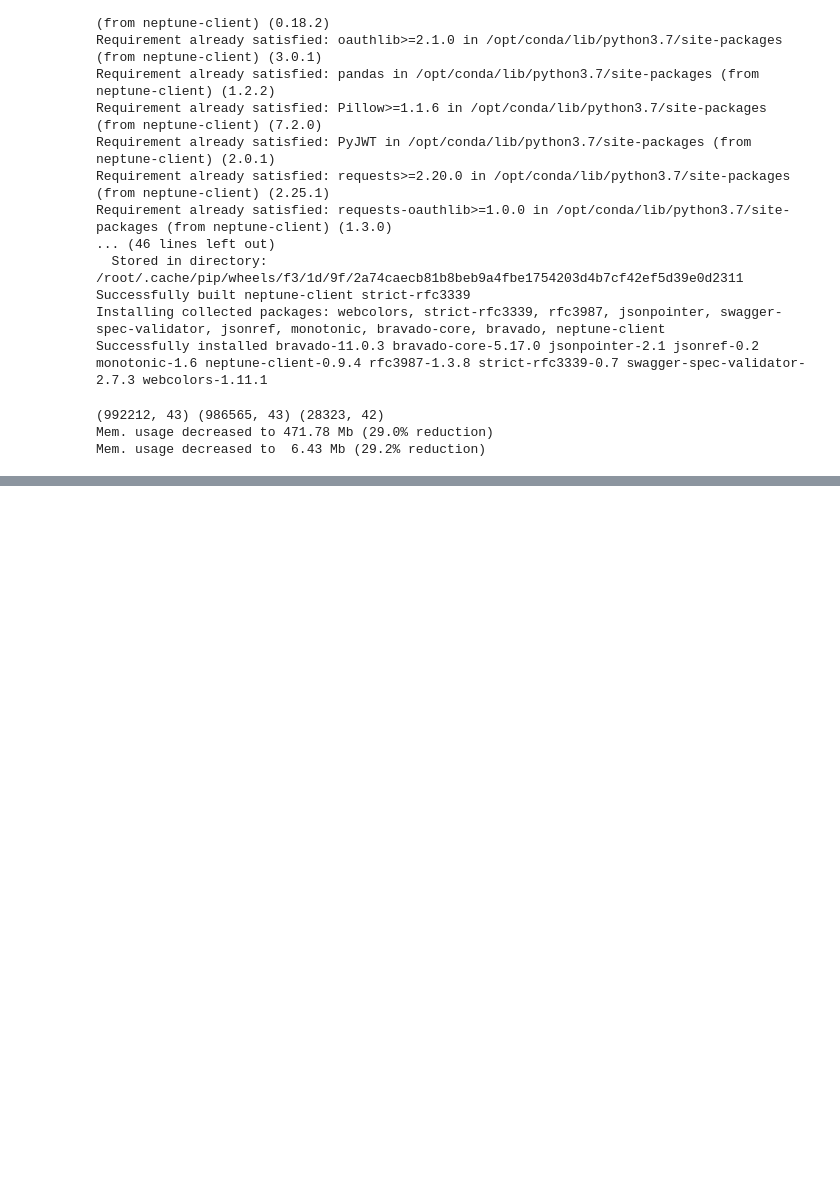
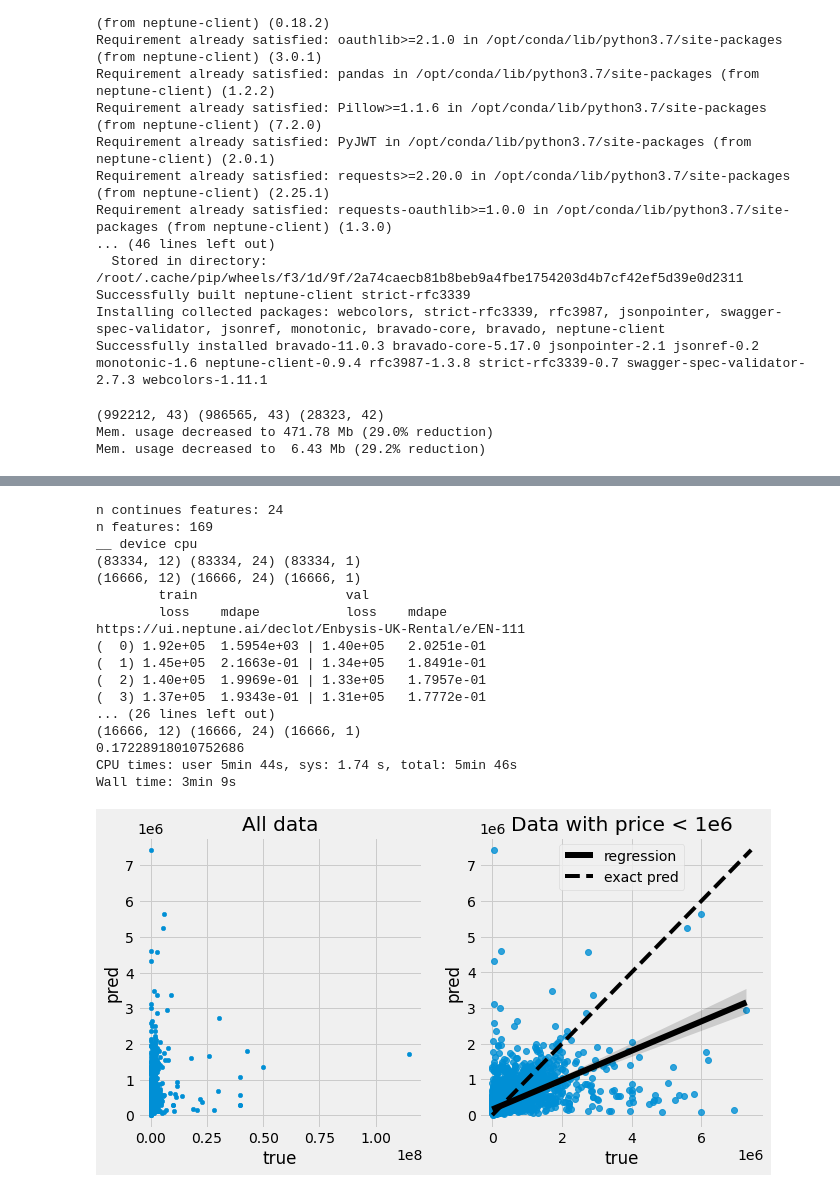
Before and after one commit to deClot/Enbysis_UK_Rental, a Jupyter notebook: 3-nn-embedding.ipynb, the cells around one changed output, grey strips where cells are left out. Saved outputs shown, nothing was run; the diff lists cells and outputs as text; code cells hidden in the pictures; blank space fills up the shorter version.

```diff
--- a/3-nn-embedding.ipynb
+++ b/3-nn-embedding.ipynb
@@ -35,6 +35,8 @@ import neptune.new as neptune
 from sklearn.model_selection import TimeSeriesSplit
 from sklearn.metrics import mean_absolute_percentage_error
 from sklearn.preprocessing import LabelEncoder, StandardScaler
+from sklearn.impute import SimpleImputer
+
 
 import torch
 import torch.nn as nn
@@ -43,9 +45,9 @@ import torch.optim as optim
 from torch.utils.data import TensorDataset
 from torch.utils.data import Dataset, DataLoader
 
-# NEPTUNE_API_TOKEN = os.environ["NEPTUNE_API_TOKEN"]
-import pickle
-NEPTUNE_API_TOKEN = pickle.load(open('../input/tokens/neptune_token.pkl', 'rb'))
+NEPTUNE_API_TOKEN = os.environ["NEPTUNE_API_TOKEN"]
+# import pickle
+# NEPTUNE_API_TOKEN = pickle.load(open('../input/tokens/neptune_token.pkl', 'rb'))
 plt.style.use('fivethirtyeight')
 warnings.filterwarnings("ignore")
 
@@ -235,13 +241,13 @@ class EmbeddingNNModel(nn.Module):
                                          for categories,size in embedding_sizes])
         n_emb = sum(e.embedding_dim for e in self.embeddings) #length of all embeddings combined
         self.n_emb, self.n_cont = n_emb, n_cont
-        self.emb_drop = nn.Dropout(0.3)
+        # self.emb_drop = nn.Dropout(0.3)
 
         self.bn1 = nn.BatchNorm1d(self.n_cont)
 
         self.lin1 = nn.Linear(self.n_emb + self.n_cont, 256)
-        self.drops = nn.Dropout(0.3)
-        self.bn2 = nn.BatchNorm1d(256)
+        # self.drops = nn.Dropout(0.3)
+        # self.bn2 = nn.BatchNorm1d(256)
 
         self.lin2 = nn.Linear(256, 64)
         self.bn3 = nn.BatchNorm1d(64)
@@ -341,7 +347,7 @@ def train_loop(model, train_dl, valid_dl, params_neptune,
     if flag_neptune:
         run = neptune.init(project='declot/Enbysis-UK-Rental',
                             api_token=NEPTUNE_API_TOKEN,
-                            source_files=['3_NN_embedding.ipynb', 'requirements.txt'])
+                            source_files=['3_nn_embedding.ipynb', 'requirements.txt'])
         run['parameters'] = params_neptune
         run["sys/tags"].add(['NN embed', 'NN'])
         run['model'] = model
@@ -364,7 +370,8 @@ def train_loop(model, train_dl, valid_dl, params_neptune,
                 run['val/mdape'] = np.min(val_mdapes)
                 run['cv/mdape_iter'] = np.argmin(val_mdapes) + 1
 
-    preds, fig = get_prediction(val, model,valid_dl.dl.dataset.embedding_col_names, True)
+    if flag_val:
+        preds, fig = get_prediction(val, model,valid_dl.dl.dataset.embedding_col_names, True)
     if flag_neptune:
         run['pred_true'].upload(fig)
         run['val/mdape'] = mdape(val.price.values, preds)
@@ -648,0 +747,43 @@ train.price.describe(), train.price.quantile(0.99)/1e5
+# %%
+%%time
+input_size = train.shape[1] - len(emb_info['embedded_col_names']) - 1 # price
+print('n continues features:', input_size)
+
+params_neptune = dict(loss_function = 'MAE',
+                      iterations = 30,
+                      batch_size = 264,
+                      learning_rate = 0.01, #0.05,
+                      l2_reg=0.1,
+                      n_features = input_size + np.sum([x[1] for x in emb_info['embedding_sizes']])
+             )
+
+model = EmbeddingNNModel(emb_info['embedding_sizes'], input_size)
+model.apply(init_weights)
+# print(model)
+print('n features:', input_size + np.sum([x[1] for x in emb_info['embedding_sizes']]))
+optimizer = optim.Adam(model.parameters(),
+                       lr=params_neptune['learning_rate'],
+                       weight_decay=params_neptune['l2_reg']
+                      )
+
+m = model_NN_emb(train, val,model, emb_info, params_neptune, optimizer,
+                 flag_neptune=True)
+# %% [output]
+n continues features: 24
+n features: 169
+__ device cpu
+(83334, 12) (83334, 24) (83334, 1)
+(16666, 12) (16666, 24) (16666, 1)
+        train                   val
+        loss    mdape           loss    mdape
+https://ui.neptune.ai/declot/Enbysis-UK-Rental/e/EN-111
+(  0) 1.92e+05  1.5954e+03 | 1.40e+05   2.0251e-01
+(  1) 1.45e+05  2.1663e-01 | 1.34e+05   1.8491e-01
+(  2) 1.40e+05  1.9969e-01 | 1.33e+05   1.7957e-01
+(  3) 1.37e+05  1.9343e-01 | 1.31e+05   1.7772e-01
+... (26 lines left out)
+(16666, 12) (16666, 24) (16666, 1)
+0.17228918010752686
+CPU times: user 5min 44s, sys: 1.74 s, total: 5min 46s
+Wall time: 3min 9s
+[figure, added]
```
Also changed, not shown: parts of 10 cells of this notebook, 5 other files.
